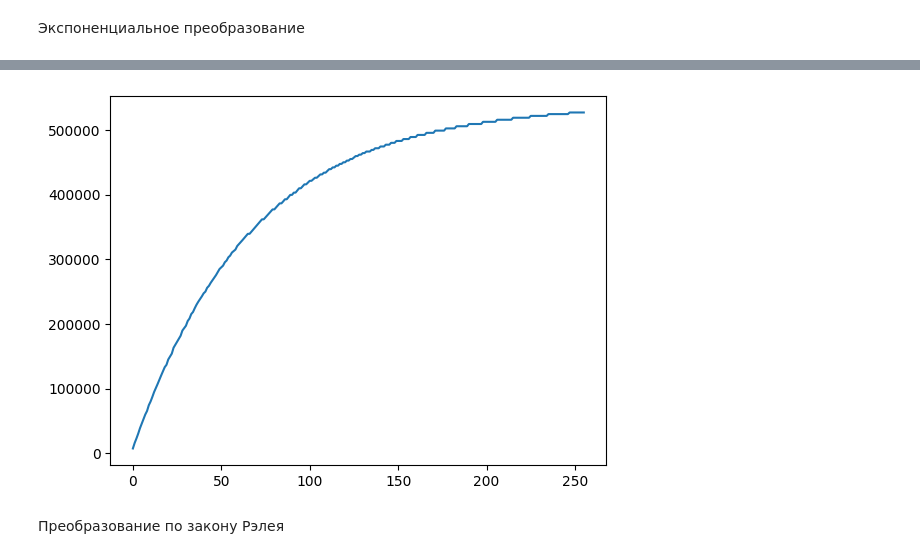
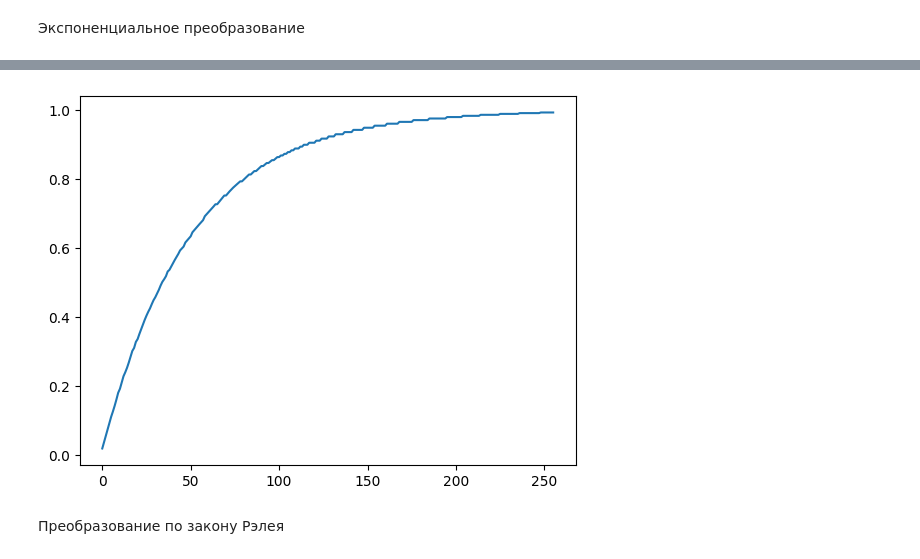
Before and after one commit to 8oDolaz/itmo-cv-labs, a Jupyter notebook: lab_1/task_1.ipynb, the cells around one changed output, grey strips where cells are left out. Cells and saved outputs as stored; diff of their text form; code cells hidden in the pictures.

```diff
--- a/lab_1/task_1.ipynb
+++ b/lab_1/task_1.ipynb
@@ -114,7 +116,7 @@ plt.show()
 # %% [markdown]
 Экспоненциальное преобразование
 # %%
-alpha = .015
+alpha = .02
 
 exp_lut = [
     dr_pixel - (1 / alpha) * math.log(1 - cum_sum[intensity])
@@ -135,10 +137,10 @@ image_hist_plot(exp_image, exp_hist)
 # %%
-exp_cum_sum = np.cumsum(exp_hist)
+exp_cum_sum = np.cumsum(exp_hist) / (exp_image.shape[0] * exp_image.shape[1])
 
 plt.plot(exp_cum_sum)
 plt.show()
 # %% [output]
-[figure, old version]
+[figure, new version]
 # %% [markdown]
 Преобразование по закону Рэлея
 # %%
```
Also changed, not shown: parts of 11 cells of this notebook, 1 other file.
